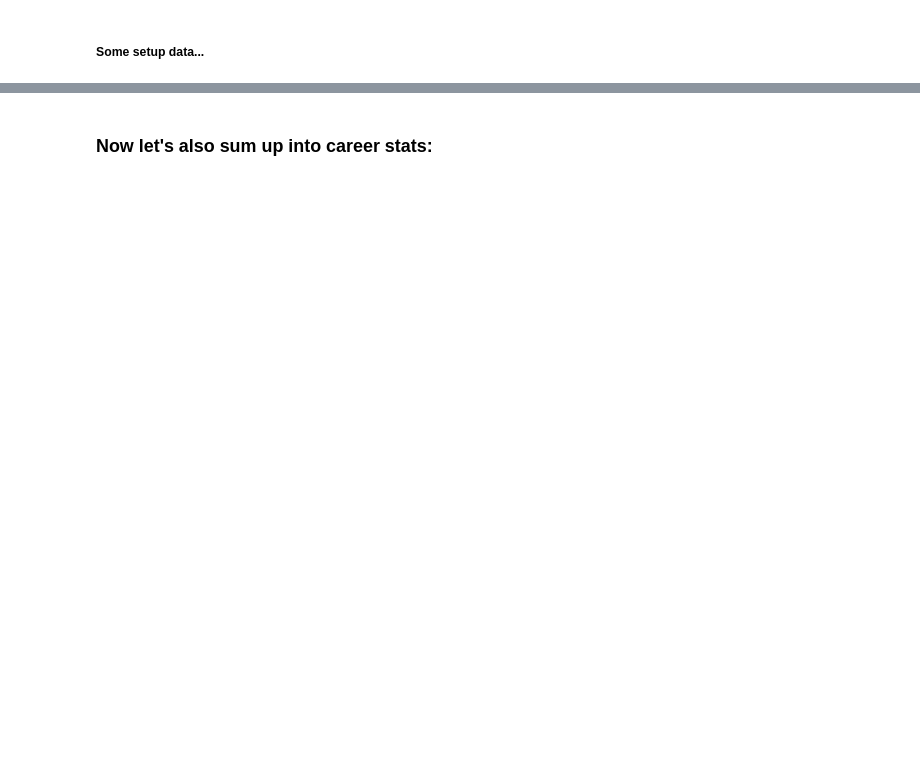
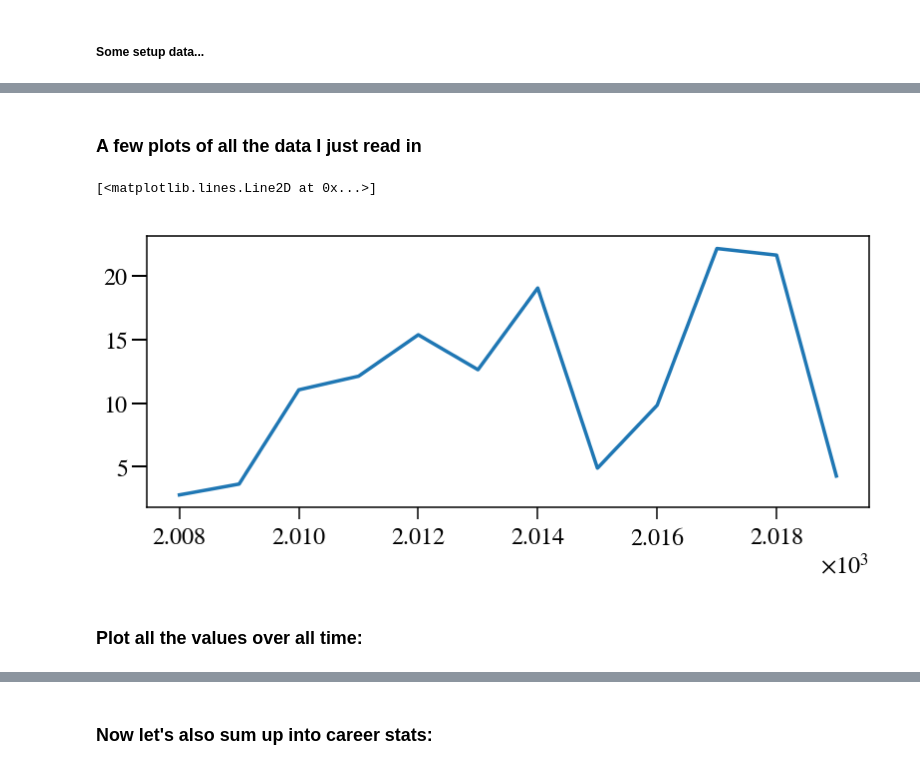
Before and after one commit to fagan2888/nba_stats, a Jupyter notebook: data_cleaning.ipynb, the cells around one changed output, grey strips where cells are left out. Cells and saved outputs as stored; diff of their text form; code cells hidden in the pictures; blank space fills up the shorter version.

Commit message:
adds more development to the notebook.  mostly done with reading in all the data; next step is to try training a model

```diff
--- a/data_cleaning.ipynb
+++ b/data_cleaning.ipynb
@@ -78,7 +78,7 @@ team_short_names = [k.strip() for k in """ATL
                     OKC
                     ORL
                     PHI
-                    PHX
+                    PHO
                     POR
                     SAC
                     SAS
@@ -91,6 +91,10 @@ team_short_names = [k.strip() for k in """ATL
 
 long_to_short = dict(zip(team_long_names, team_short_names))
 short_to_long = dict(zip(team_short_names, team_long_names))
+
+# first_year = datetime.datetime(1990, 1, 1)
+first_year = 1990
+years_to_xvals = lambda years: years - first_year
 # %%
 ## how do we weight stats when calculating a players value?  larger number = more weight
 stat_weights = {'PTS': 2.0,
@@ -100,7 +104,8 @@ stat_weights = {'PTS': 2.0,
                 'ORB': 0.5,
                 'STL': 1.25,
                 'TOV': -2.0,
-                'MissedShots':-0.5}
+#                 'MissedShots':-0.5
+               }
 base_stat_keys = list(stat_weights.keys())
 
 for k in base_stat_keys:
@@ -256,9 +351,12 @@ def get_leader_stats(df, msk=None):
     leader_values = {}
     for key in stat_keys:
         if msk is None:
-            leader_values[key] = df[key].max()
+            v = np.nanmax(df[key])
         else:
-            leader_values[key] = df[key].loc[msk].max()
+            v = np.nanmax(df[key].loc[msk])
+        if np.isnan(v):
+            v = 0
+        leader_values[key] = v
     return leader_values
 # %%
 def add_weighted_stat_values(row, leader_stats):
@@ -478,10 +614,13 @@ previous_rookie_ids = np.setdiff1d(year_two_ids, year_one_ids)
 yearly_files = yearly_files[2:]
 # %%
 yearly_data = {}
-for fname in tqdm(yearly_files):
+for fname in yearly_files:
     year = int(fname.split('_')[-1].split('.')[0])
+    print("Starting {}...".format(year))
+
     df, previous_rookie_ids, veteran_ids = read_and_clean_yearly_stats(
         fname, year, veteran_ids, previous_rookie_ids)
 
     yearly_data[year] = df
+
 all_years = pd.concat(yearly_data.values())
@@ -488,6 +643,17 @@ all_years = pd.concat(yearly_data.values())
+# %% [markdown]
+### A few plots of all the data I just read in
 # %%
+## quick test with Kevin Durant:
+fig = plt.figure(figsize=(13, 5))
+ax = plt.gca()
+
 loc = all_years['PlayerID'] == 'duranke01'
-plt.plot(all_years['Year'].loc[loc], all_years['TotalValue'].loc[loc])
+ax.plot(all_years['Year'].loc[loc], all_years['TotalValue'].loc[loc])
+# %% [output]
+[<matplotlib.lines.Line2D at 0x...>]
+[figure, added]
+# %% [markdown]
+### Plot all the values over all time:
 # %%
 fig = plt.figure(figsize=(13, 5))
 ax = plt.gca()
```
Also changed, not shown: parts of 18 cells of this notebook, 1 other file.
